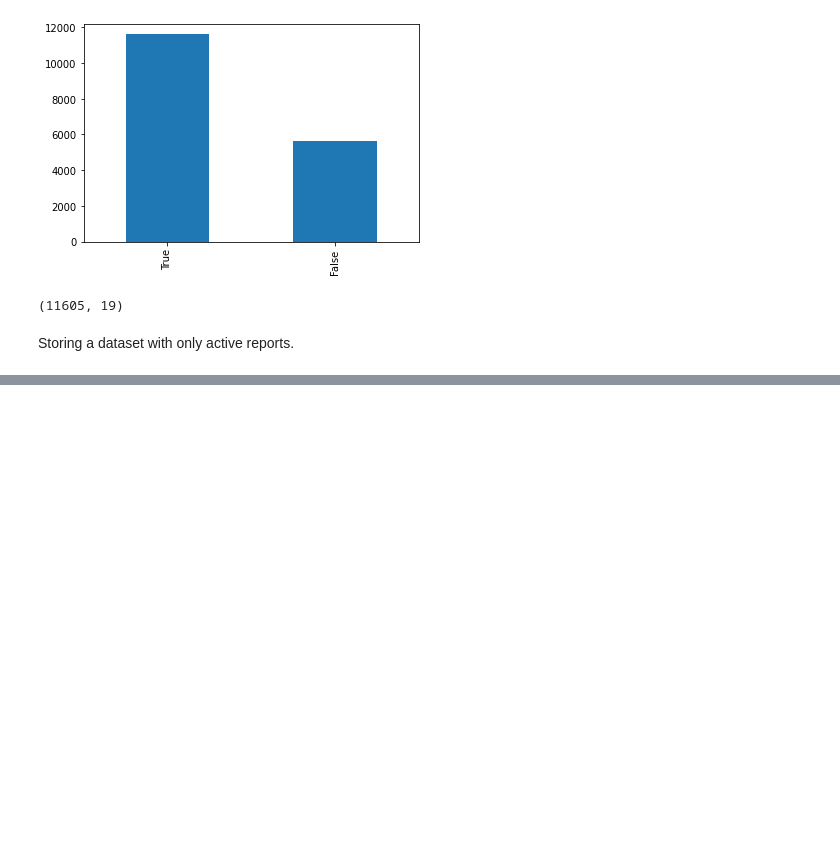
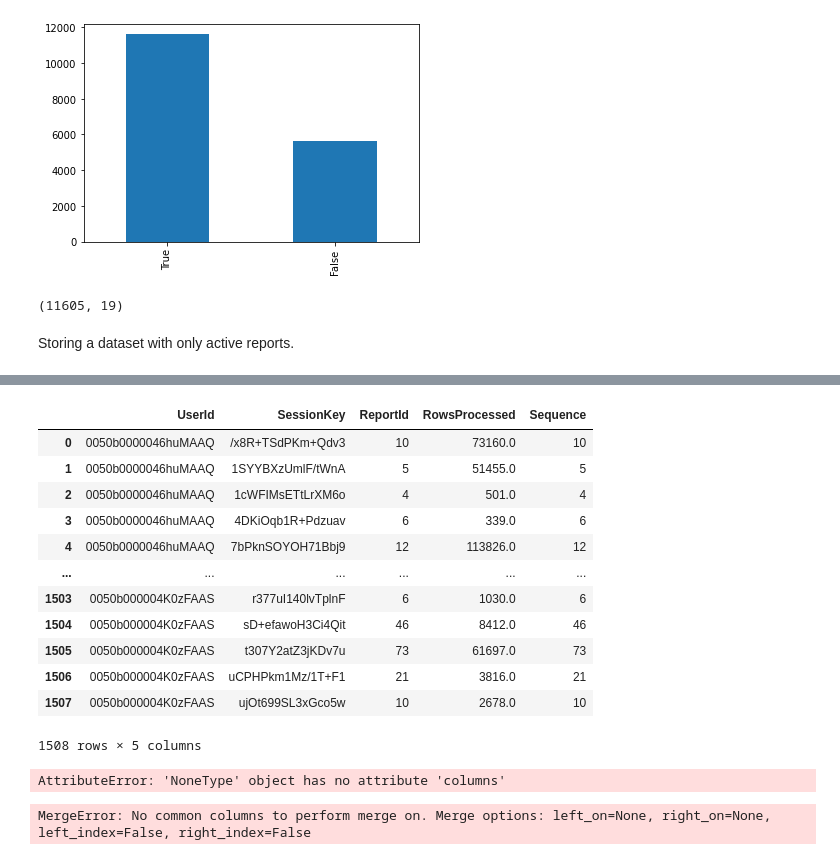
Before and after one commit to dell-splab/lightning-analysis, a Jupyter notebook: 1. What are the active reports.ipynb, the cells around one changed output, grey strips where cells are left out. Cells and saved outputs as stored; diff of their text form; code cells hidden in the pictures; blank space fills up the shorter version.

```diff
--- a/1. What are the active reports.ipynb
+++ b/1. What are the active reports.ipynb
@@ -125,0 +265,25 @@ activeReports.to_csv("./datasets/active_reports_180.csv", index=False)
+# %%
+#groupLighinint = groupbyOfLightning.rename(columns={'UserId': 'OwnerId'}, inplace = True)
+groupbyOfLightning.reset_index()
+# %% [output]
+|  | UserId | SessionKey | ReportId | RowsProcessed | Sequence |
+| 0 | 0050b0000046huMAAQ | /x8R+TSdPKm+Qdv3 | 10 | 73160.0 | 10 |
+| 1 | 0050b0000046huMAAQ | 1SYYBXzUmlF/tWnA | 5 | 51455.0 | 5 |
+| 2 | 0050b0000046huMAAQ | 1cWFIMsETtLrXM6o | 4 | 501.0 | 4 |
+| 3 | 0050b0000046huMAAQ | 4DKiOqb1R+Pdzuav | 6 | 339.0 | 6 |
+| 4 | 0050b0000046huMAAQ | 7bPknSOYOH71Bbj9 | 12 | 113826.0 | 12 |
+| ... | ... | ... | ... | ... | ... |
+| 1503 | 0050b000004K0zFAAS | r377uI140lvTplnF | 6 | 1030.0 | 6 |
+| 1504 | 0050b000004K0zFAAS | sD+efawoH3Ci4Qit | 46 | 8412.0 | 46 |
+| 1505 | 0050b000004K0zFAAS | t307Y2atZ3jKDv7u | 73 | 61697.0 | 73 |
+| 1506 | 0050b000004K0zFAAS | uCPHPkm1Mz/1T+F1 | 21 | 3816.0 | 21 |
+| 1507 | 0050b000004K0zFAAS | ujOt699SL3xGco5w | 10 | 2678.0 | 10 |
+1508 rows × 5 columns
+# %%
+list(groupLighinint.columns)
+# %% [output]
+AttributeError: 'NoneType' object has no attribute 'columns'
+# %%
+m = pd.merge(reports, groupbyOfLightning)
+# %% [output]
+MergeError: No common columns to perform merge on. Merge options: left_on=None, right_on=None, left_index=False, right_index=False
```
Also changed, not shown: parts of 27 cells of this notebook, 1 other file.
